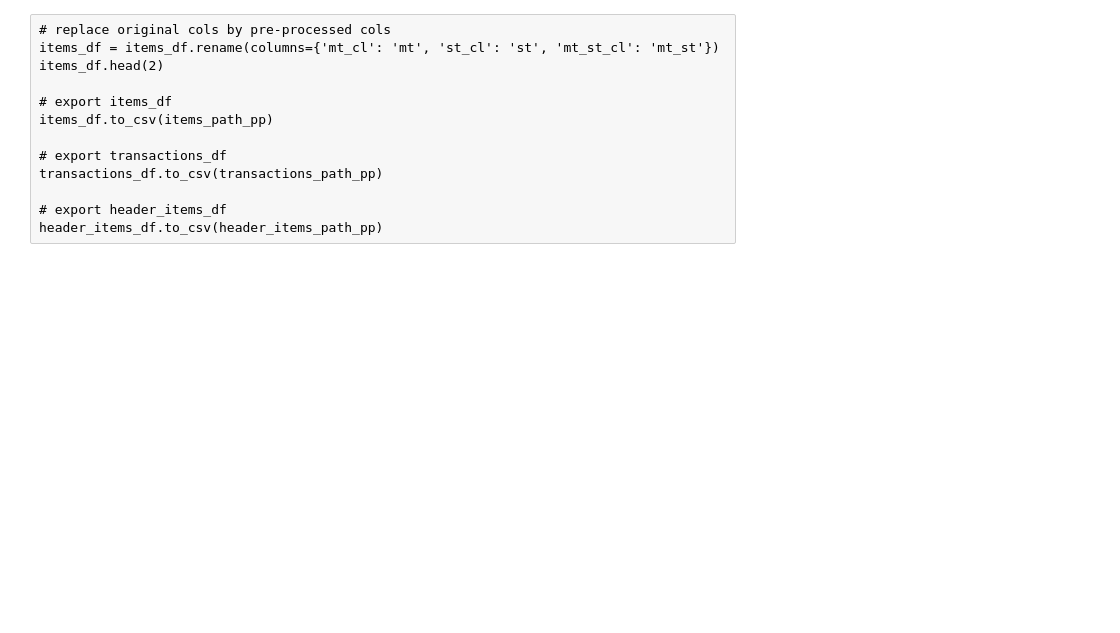
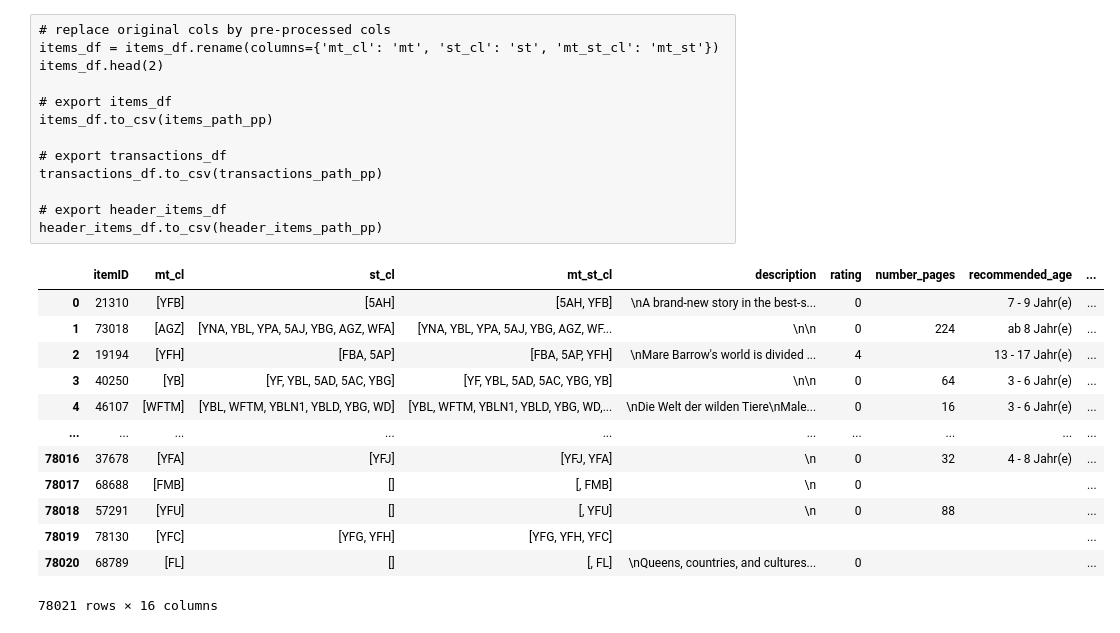
Before and after one commit to esthervogt/dmcup2021, a Jupyter notebook: notebooks/data_preprocessing.ipynb, the cells around one changed output. Drawn from its saved outputs; the diff is of its cells as text; code cells hidden in the pictures; blank space fills up the shorter version.

```diff
--- a/notebooks/data_preprocessing.ipynb
+++ b/notebooks/data_preprocessing.ipynb
@@ -1371,0 +1388,16 @@ transactions_df.to_csv(transactions_path_pp)
+# %%
+items_df[]
+# %% [output]
+|  | itemID | mt_cl | st_cl | mt_st_cl | description | rating | number_pages | recommended_age | ... |
+| 0 | 21310 | [YFB] | [5AH] | [5AH, YFB] | \nA brand-new story in the best-s... | 0 |  | 7 - 9 Jahr(e) | ... |
+| 1 | 73018 | [AGZ] | [YNA, YBL, YPA, 5AJ, YBG, AGZ, WFA] | [YNA, YBL, YPA, 5AJ, YBG, AGZ, WF... | \n\n | 0 | 224 | ab 8 Jahr(e) | ... |
+| 2 | 19194 | [YFH] | [FBA, 5AP] | [FBA, 5AP, YFH] | \nMare Barrow's world is divided ... | 4 |  | 13 - 17 Jahr(e) | ... |
+| 3 | 40250 | [YB] | [YF, YBL, 5AD, 5AC, YBG] | [YF, YBL, 5AD, 5AC, YBG, YB] | \n\n | 0 | 64 | 3 - 6 Jahr(e) | ... |
+| 4 | 46107 | [WFTM] | [YBL, WFTM, YBLN1, YBLD, YBG, WD] | [YBL, WFTM, YBLN1, YBLD, YBG, WD,... | \nDie Welt der wilden Tiere\nMale... | 0 | 16 | 3 - 6 Jahr(e) | ... |
+| ... | ... | ... | ... | ... | ... | ... | ... | ... | ... |
+| 78016 | 37678 | [YFA] | [YFJ] | [YFJ, YFA] | \n | 0 | 32 | 4 - 8 Jahr(e) | ... |
+| 78017 | 68688 | [FMB] | [] | [, FMB] | \n | 0 |  |  | ... |
+| 78018 | 57291 | [YFU] | [] | [, YFU] | \n | 0 | 88 |  | ... |
+| 78019 | 78130 | [YFC] | [YFG, YFH] | [YFG, YFH, YFC] |  |  |  |  | ... |
+| 78020 | 68789 | [FL] | [] | [, FL] | \nQueens, countries, and cultures... | 0 |  |  | ... |
+78021 rows × 16 columns
```
Also changed, not shown: parts of 44 cells of this notebook.
